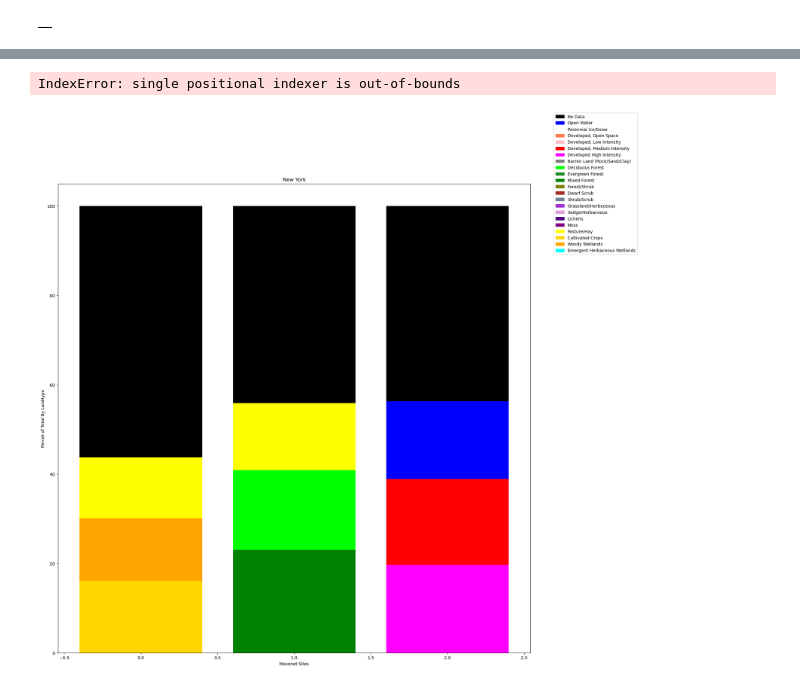
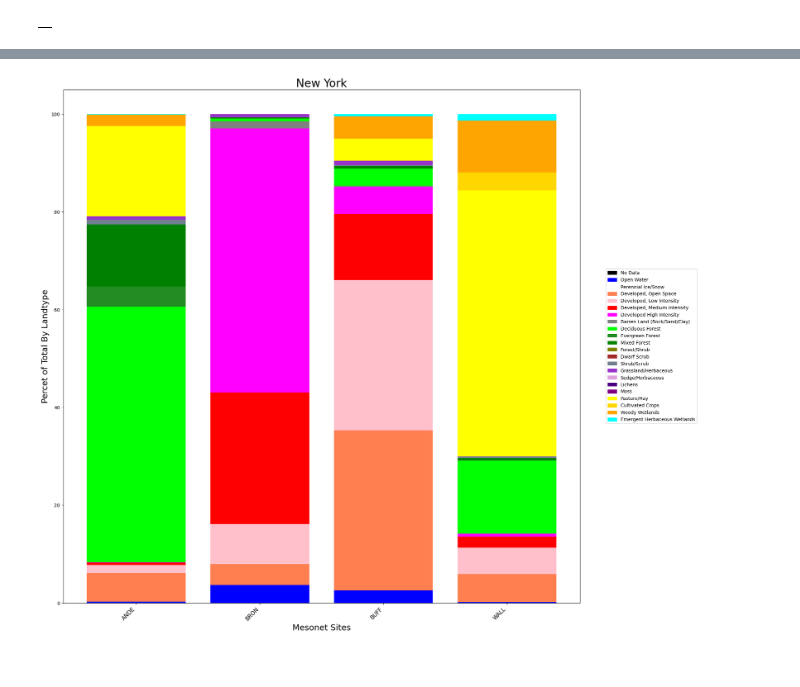
Before and after one commit to shmaronshmevans/nwp_bias, a Jupyter notebook: src/landtype/notebooks/avg_30km.ipynb, the cells around one changed output, grey strips where cells are left out. Cells and saved outputs as stored; diff of their text form; code cells hidden in the pictures.

```diff
--- a/src/landtype/notebooks/avg_30km.ipynb
+++ b/src/landtype/notebooks/avg_30km.ipynb
@@ -35,3 +54,5 @@ ny_df_lats = ny_df["lat"].to_list()
 # %%
 # ok_df_lons = ok_df["elon"].to_list()
 # ok_df_lats = ok_df["nlat"].to_list()
+# %%
+lulc = pd.read_csv("/home/aevans/nwp_bias/src/correlation/data/nlcd_hrrr.csv")
@@ -918,0 +1090,5 @@ avg_lulc_ny_30_df = pd.read_csv(
+# %%
+stations = ['BUFF', 'WALL', 'ANDE', 'BRON']
+# %%
+lulc = lulc[lulc['station'].isin(stations)]
+lulc
@@ -1554,0 +1648,3 @@ sorted_df
+# %%
+stations = lulc['station'].tolist()
+lulc = lulc.drop(columns=['station', 'site'])
@@ -1634,22 +1760,52 @@ for i, _ in enumerate(colors):
     patch = mpatches.Patch(color=colors[i], label=leg_str[i])
     patches.append(patch)
 fig, ax = plt.subplots(figsize=(20, 20))
-ax.set_xlabel("Mesonet Sites")
-ax.set_ylabel("Percet of Total By Landtype")
-ax.set_title("New York")
+ax.set_xlabel("Mesonet Sites", fontsize = 18)
+ax.set_ylabel("Percet of Total By Landtype", fontsize=18)
+ax.set_title("New York", fontsize = 24)
 
-for x,_ in enumerate(sorted_df):
-    print(x)
-    df = sorted_df.iloc[x]
-    h1 = df[1]
-    h2 = h1 + df[2]
-    h3 = h2 + df[3]
-    h4 = h3 + df[4]
-    ax.bar(x=x, height=h4, color=df[11])
-    ax.bar(x=x, height=h3, color=df[10])
-    ax.bar(x=x, height=h2, color=df[9])
-    ax.bar(x=x, height=h1, color=df[8])
-    ax.legend(
-        bbox_to_anchor=(1.05, 1), loc="center left", borderaxespad=0, handles=patches
-    )
+
+for x,_ in enumerate(lulc['color_0']):
+    df = lulc.iloc[x]
+    keys = lulc.keys()
+    h1 = df[keys[0]]
+    h2 = df[keys[1]] + h1
+    h3 = df[keys[2]] + h2
+    h4 = df[keys[3]] + h3
+    h5 = df[keys[4]] + h4
+    h6 = df[keys[5]] + h5
+    h7 = df[keys[6]] + h6
+    h8 = df[keys[7]] + h7
+    h9 = df[keys[8]] + h8
+    h10 = df[keys[9]] + h9
+    h11 = df[keys[10]] + h10
+    h12 = df[keys[11]] + h11
+    h13 = df[keys[12]] + h12
+    h14 = df[keys[13]] + h13
+    h15 = df[keys[14]] + h14
+
+    ax.bar(x=x, height=h15, color=df['color_14'])
+    ax.bar(x=x, height=h14, color=df['color_13'])
+    ax.bar(x=x, height=h13, color=df['color_12'])
+    ax.bar(x=x, height=h12, color=df['color_11'])
+    ax.bar(x=x, height=h11, color=df['color_10'])
+    ax.bar(x=x, height=h10, color=df['color_9'])
+    ax.bar(x=x, height=h9, color=df['color_8'])
+    ax.bar(x=x, height=h8, color=df['color_7'])
+    ax.bar(x=x, height=h7, color=df['color_6'])
+    ax.bar(x=x, height=h6, color=df['color_5'])
+    ax.bar(x=x, height=h5, color=df['color_4'])
+    ax.bar(x=x, height=h4, color=df['color_3'])
+    ax.bar(x=x, height=h3, color=df['color_2'])
+    ax.bar(x=x, height=h2, color=df['color_1'])
+    ax.bar(x=x, height=h1, color=df['color_0'])
+
+# Set the positions of the ticks
+ax.set_xticks(range(len(stations)))
+
+# Set the labels and adjust spacing
+ax.set_xticklabels(stations, rotation=45, ha='right', fontsize=12)
+ax.legend(
+    bbox_to_anchor=(1.05, 0.5), loc="center left", borderaxespad=0, handles=patches
+)
 # %% [output]
@@ -1660,2 +1813 @@ for x,_ in enumerate(sorted_df):
-IndexError: single positional indexer is out-of-bounds
-[figure, old version]
+[figure, new version]
```
Also changed, not shown: parts of 49 cells of this notebook, 21 other files.
